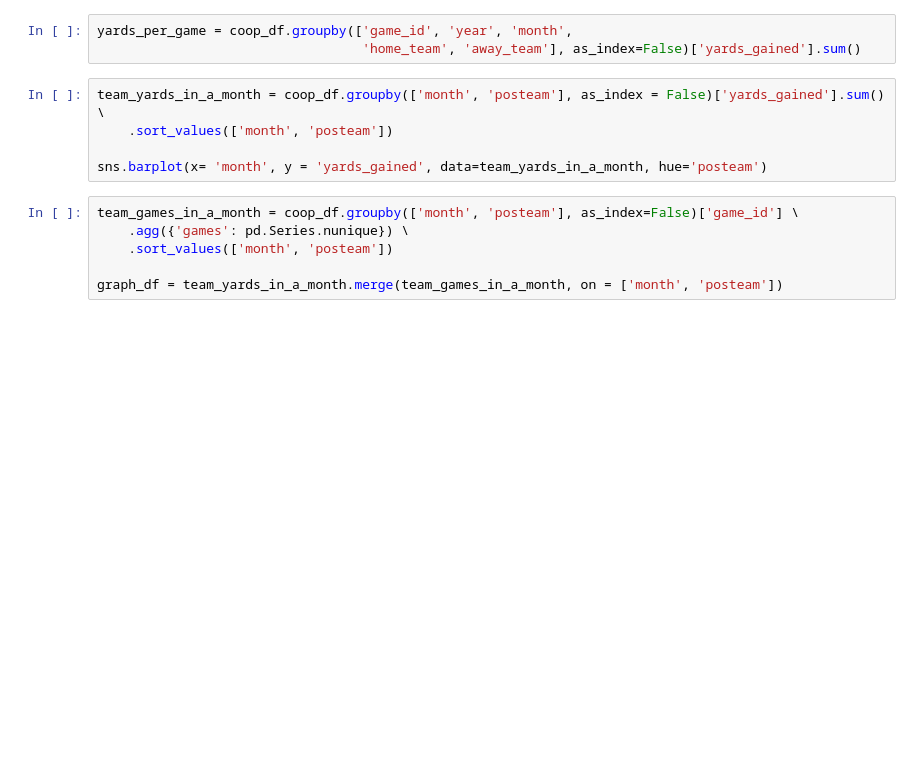
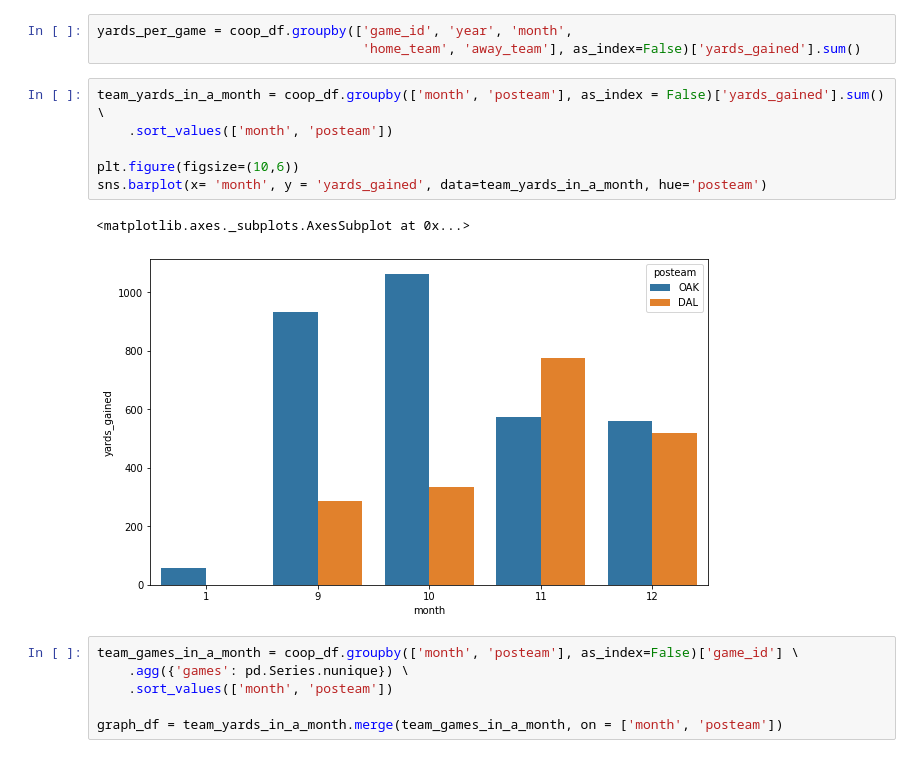
Before and after one commit to mtodisco10/amari, a Jupyter notebook: Amari_EDA.ipynb, the cells around one changed output. Saved outputs shown, nothing was run; the diff lists cells and outputs as text; blank space fills up the shorter version.

```diff
--- a/Amari_EDA.ipynb
+++ b/Amari_EDA.ipynb
@@ -33,8 +45,12 @@ yards_per_game = coop_df.groupby(['game_id', 'year', 'month',
 # %%
 team_yards_in_a_month = coop_df.groupby(['month', 'posteam'], as_index = False)['yards_gained'].sum() \
     .sort_values(['month', 'posteam'])
 
+plt.figure(figsize=(10,6))
 sns.barplot(x= 'month', y = 'yards_gained', data=team_yards_in_a_month, hue='posteam')
+# %% [output]
+<matplotlib.axes._subplots.AxesSubplot at 0x...>
+[figure, added]
 # %%
 team_games_in_a_month = coop_df.groupby(['month', 'posteam'], as_index=False)['game_id'] \
     .agg({'games': pd.Series.nunique}) \
```
Also changed, not shown: parts of 24 cells of this notebook, 1 other file.
